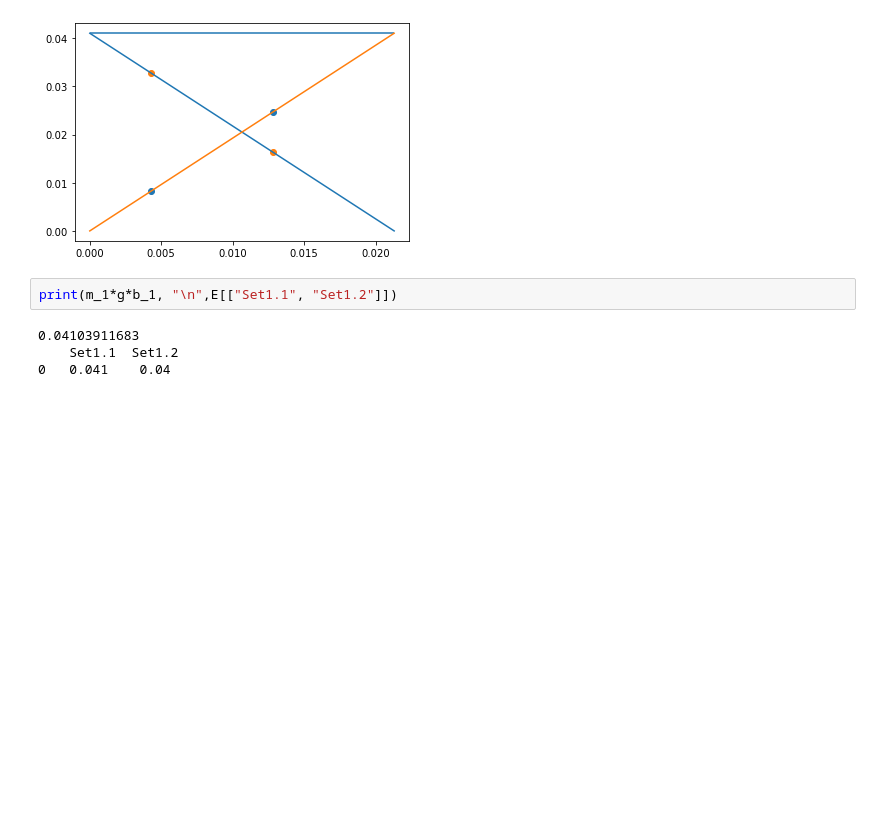
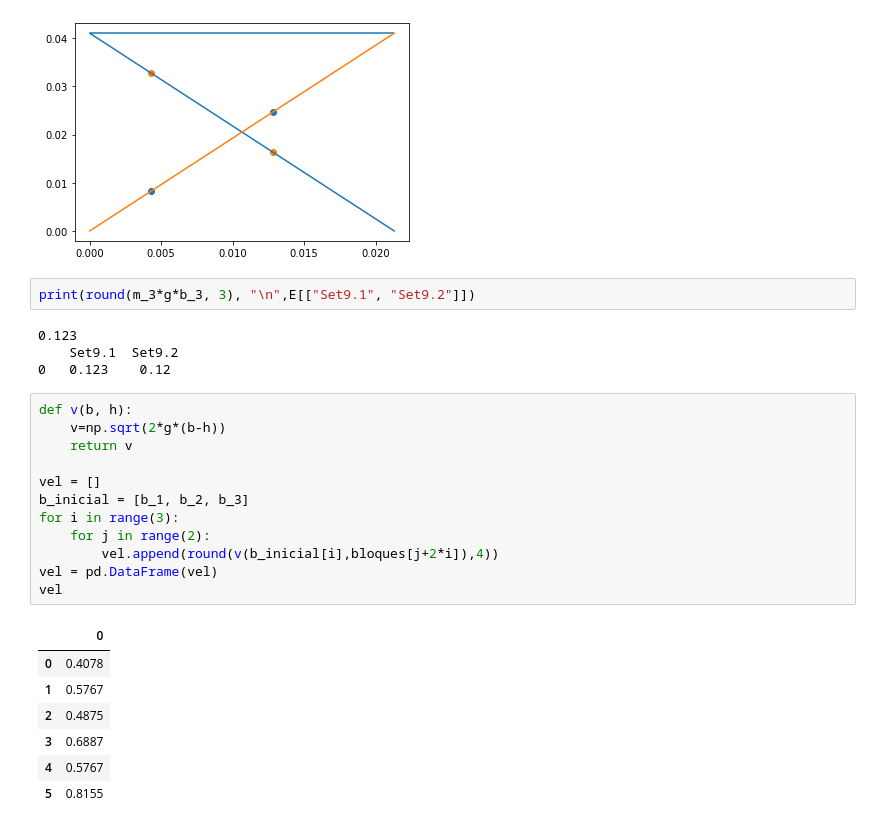
Before and after one commit to Vendetta0462/LaboratoriosFisica, a Jupyter notebook: Practica 2 - E Mecanica/code/E_Mec.ipynb, the cells around one changed output. Saved outputs shown, nothing was run; the diff lists cells and outputs as text; blank space fills up the shorter version.

```diff
--- a/Practica 2 - E Mecanica/code/E_Mec.ipynb
+++ b/Practica 2 - E Mecanica/code/E_Mec.ipynb
@@ -172,8 +173,28 @@ plt.scatter(np.array([b1_h1, b1_h2]), m_1*g*(b_1-np.array([b1_h1, b1_h2])))
 <matplotlib.collections.PathCollection at 0x...>
 [figure]
 # %%
-print(m_1*g*b_1, "\n",E[["Set1.1", "Set1.2"]])
+print(round(m_3*g*b_3, 3), "\n",E[["Set9.1", "Set9.2"]])
 # %% [output]
-0.04103911683
-    Set1.1  Set1.2
-0   0.041    0.04
+0.123
+    Set9.1  Set9.2
+0   0.123    0.12
+# %%
+def v(b, h):
+    v=np.sqrt(2*g*(b-h))
+    return v
+
+vel = []
+b_inicial = [b_1, b_2, b_3]
+for i in range(3):
+    for j in range(2):
+        vel.append(round(v(b_inicial[i],bloques[j+2*i]),4))
+vel = pd.DataFrame(vel)
+vel
+# %% [output]
+|  | 0 |
+| 0 | 0.4078 |
+| 1 | 0.5767 |
+| 2 | 0.4875 |
+| 3 | 0.6887 |
+| 4 | 0.5767 |
+| 5 | 0.8155 |
```
Also changed, not shown: parts of 6 cells of this notebook, 3 other files.
